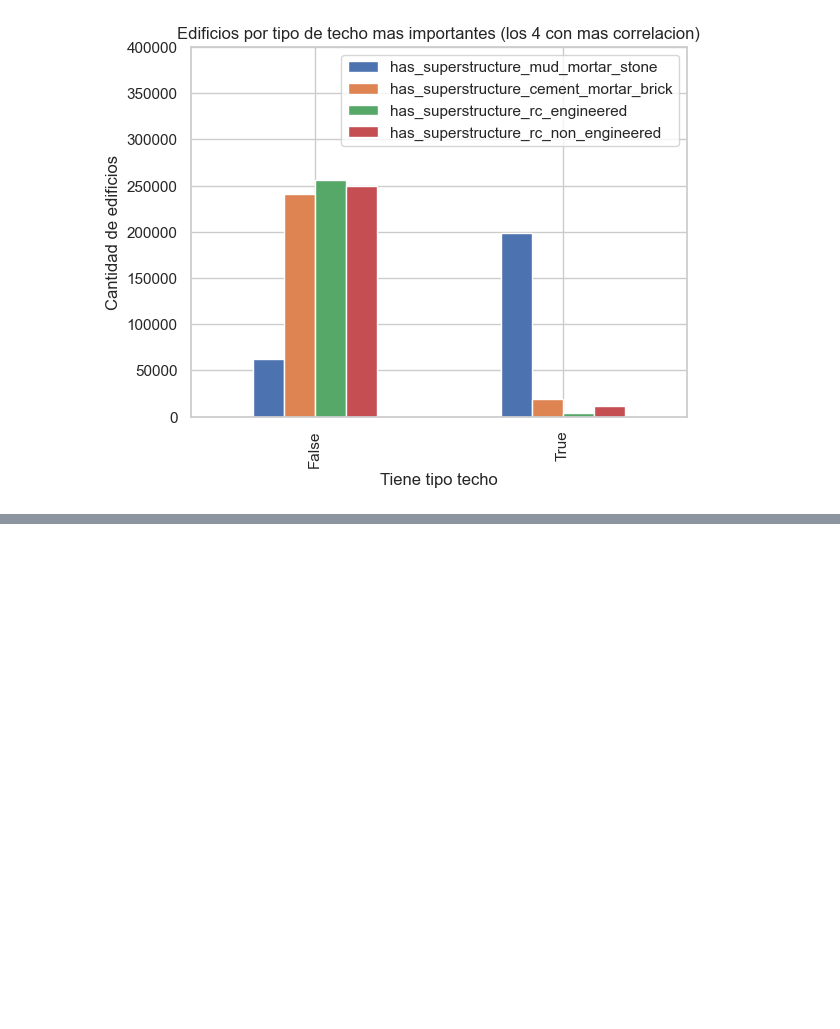
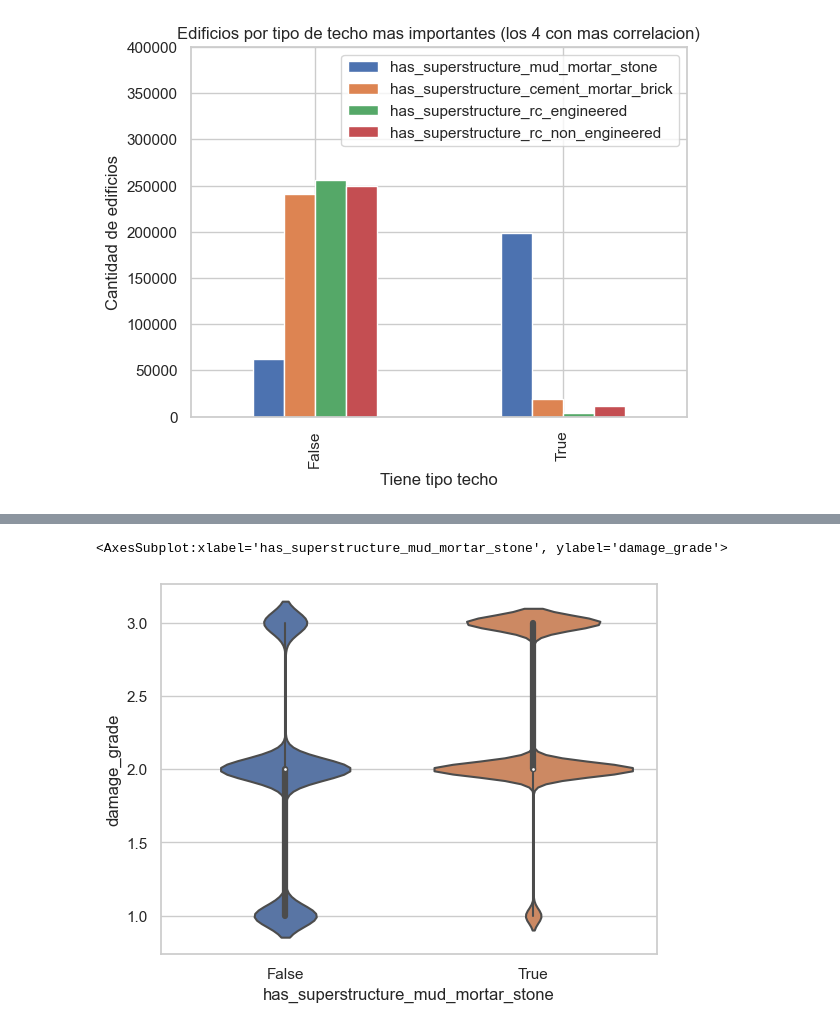
Before and after one commit to DanteReinaudo/EarthquakeDamagePrediction, a Jupyter notebook: tp1/analisis_joaco.ipynb, the cells around one changed output, grey strips where cells are left out. Drawn from its saved outputs; the diff is of its cells as text; code cells hidden in the pictures; blank space fills up the shorter version.

```diff
--- a/tp1/analisis_joaco.ipynb
+++ b/tp1/analisis_joaco.ipynb
@@ -192,0 +184,6 @@ plt.gcf().autofmt_xdate()
+# %%
+#analisis de la columna has_superstructure_mud_mortar_stone
+sns.violinplot(x=data_values["has_superstructure_mud_mortar_stone"], y=data_values["damage_grade"])
+# %% [output]
+<AxesSubplot:xlabel='has_superstructure_mud_mortar_stone', ylabel='damage_grade'>
+[figure, added]
```
Also changed, not shown: parts of 7 cells of this notebook.
